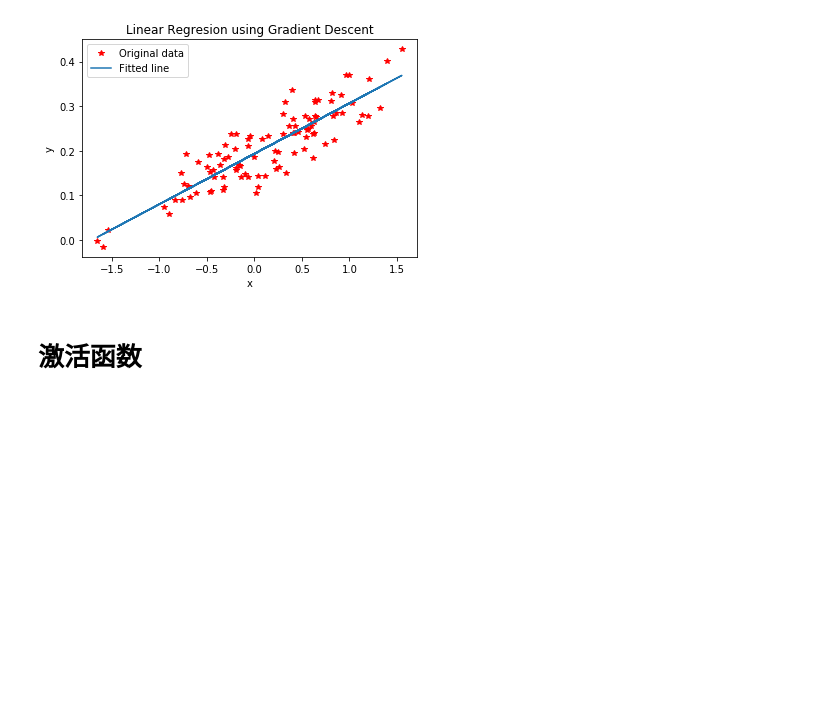
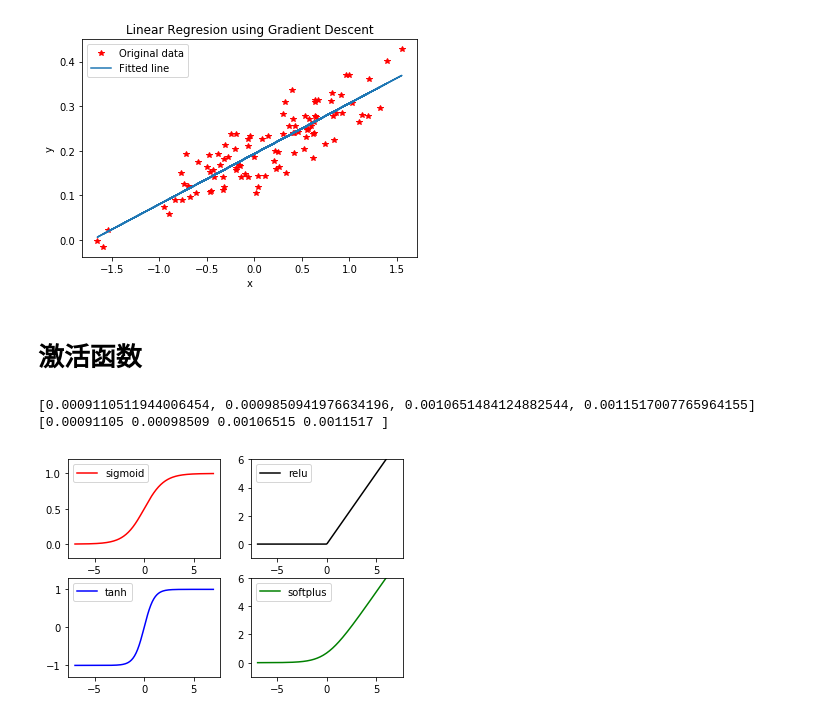
Before and after one commit to dikers/machine-learning, a Jupyter notebook: tensorflow/01_basic.ipynb, the cells around one changed output. Saved outputs shown, nothing was run; the diff lists cells and outputs as text; code cells hidden in the pictures; blank space fills up the shorter version.

```diff
--- a/tensorflow/step_1.ipynb
+++ b/tensorflow/01_basic.ipynb
@@ -99,0 +118,48 @@ plt.show()
+# %%
+y_sigmoid = tf.nn.sigmoid(x)
+y_relu = tf.nn.relu(x)
+y_tanh = tf.nn.tanh(x)
+y_softplus = tf.nn.softplus(x)
+
+_y_sigmoid = []
+_y_relu = []
+_y_tanh = []
+_y_softplus = []
+
+
+
+print(sigmoid(x)[:4])
+with tf.Session() as sess:
+    init = tf.global_variables_initializer()
+    print(sess.run(y_sigmoid)[:4])
+    _y_sigmoid = sess.run(y_sigmoid)
+    _y_relu = sess.run(y_relu)
+    _y_tanh = sess.run(y_tanh)
+    _y_softplus = sess.run(y_softplus)
+# %% [output]
+[0.0009110511944006454, 0.0009850941976634196, 0.0010651484124882544, 0.0011517007765964155]
+[0.00091105 0.00098509 0.00106515 0.0011517 ]
+# %%
+plt.subplot(221)
+plt.plot(x, _y_sigmoid, c='red', label='sigmoid')
+plt.ylim(-0.2, 1.2)
+plt.legend(loc='best')
+
+plt.subplot(222)
+plt.plot(x, _y_relu, c='black', label='relu')
+plt.ylim(-1, 6)
+plt.legend(loc='best')
+
+plt.subplot(223)
+plt.plot(x, _y_tanh, c='blue', label='tanh')
+plt.ylim(-1.3, 1.3)
+plt.legend(loc='best')
+
+
+plt.subplot(224)
+plt.plot(x, _y_softplus, c='green', label='softplus')
+plt.ylim(-1, 6)
+plt.legend(loc='best')
+plt.show()
+# %% [output]
+[figure, added]
```
Also changed, not shown: parts of 1 cell of this notebook, 39 other files.
